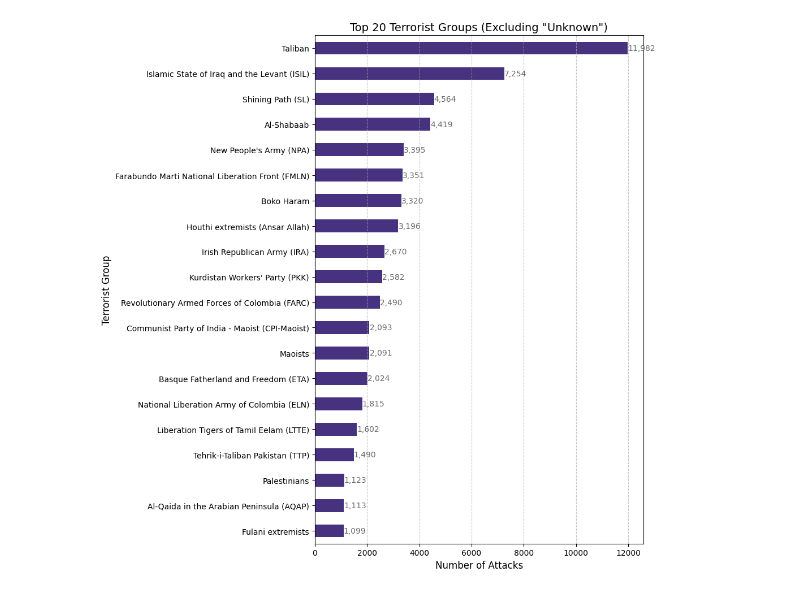
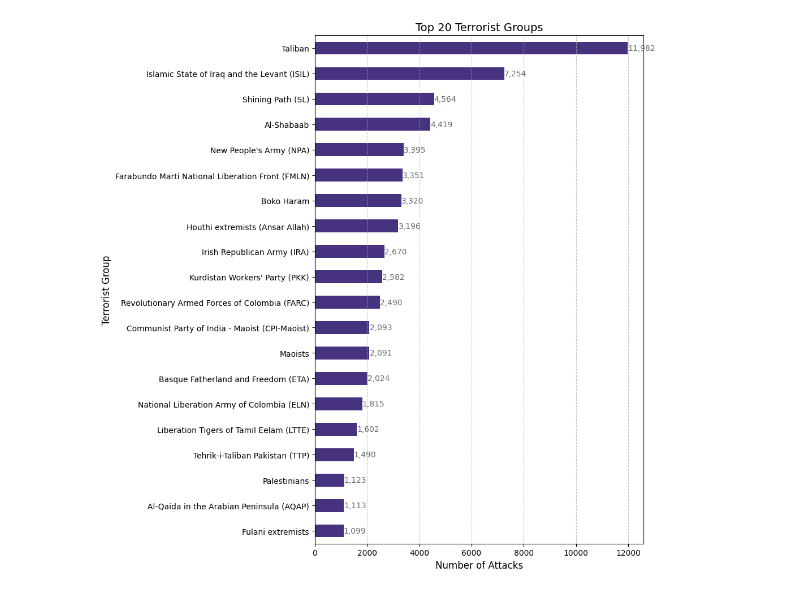
Before and after one commit to jpu-nine/socialdata2025, a Jupyter notebook: notebooks/jonas/Jonas.ipynb, the cells around one changed output. Cells and saved outputs as stored; diff of their text form; code cells hidden in the pictures.

```diff
--- a/notebooks/jonas/Jonas.ipynb
+++ b/notebooks/jonas/Jonas.ipynb
@@ -39,31 +38,29 @@ Number of unique weapon types: 12
 # %%
 import pandas as pd
 import matplotlib.pyplot as plt
-import seaborn as sns  # For nicer color palettes
-
-# Assuming your DataFrame is named 'df'
+import seaborn as sns
 
 top_n_groups = 20
 group_counts = df['gname'].value_counts()
 filtered_groups = group_counts[group_counts.index != "Unknown"].nlargest(top_n_groups).iloc[::-1]
 
-plt.figure(figsize=(10, 10))  # Adjust figure size for better aspect ratio
-sns.set_palette("viridis")  # Use a nicer color palette from seaborn
+plt.figure(figsize=(10, 10))
+sns.set_palette("viridis")
 bars = filtered_groups.plot(kind='barh', edgecolor='none')  # Remove bar edges
-plt.title(f'Top {top_n_groups} Terrorist Groups (Excluding "Unknown")', fontsize=14)
+plt.title(f'Top {top_n_groups} Terrorist Groups', fontsize=14)
 plt.xlabel('Number of Attacks', fontsize=12)
 plt.ylabel('Terrorist Group', fontsize=12)
 plt.xticks(fontsize=10)
 plt.yticks(fontsize=10)
 plt.grid(axis='x', linestyle='--', alpha=0.7)  # Add a subtle horizontal grid
 
 # Add number of data points beside each bar with better formatting
 for bar in bars.patches:
     xval = bar.get_width()
     plt.text(xval + 3, bar.get_y() + bar.get_height()/2, f'{int(xval):,}', ha='left', va='center', fontsize=10, color='dimgray') # Formatted integer
 
 plt.tight_layout()
 plt.show()
 # %% [output]
-[figure, old version]
+[figure, new version]
 # %% [markdown]
```
Also changed, not shown: parts of 17 cells of this notebook, 5 other files.
